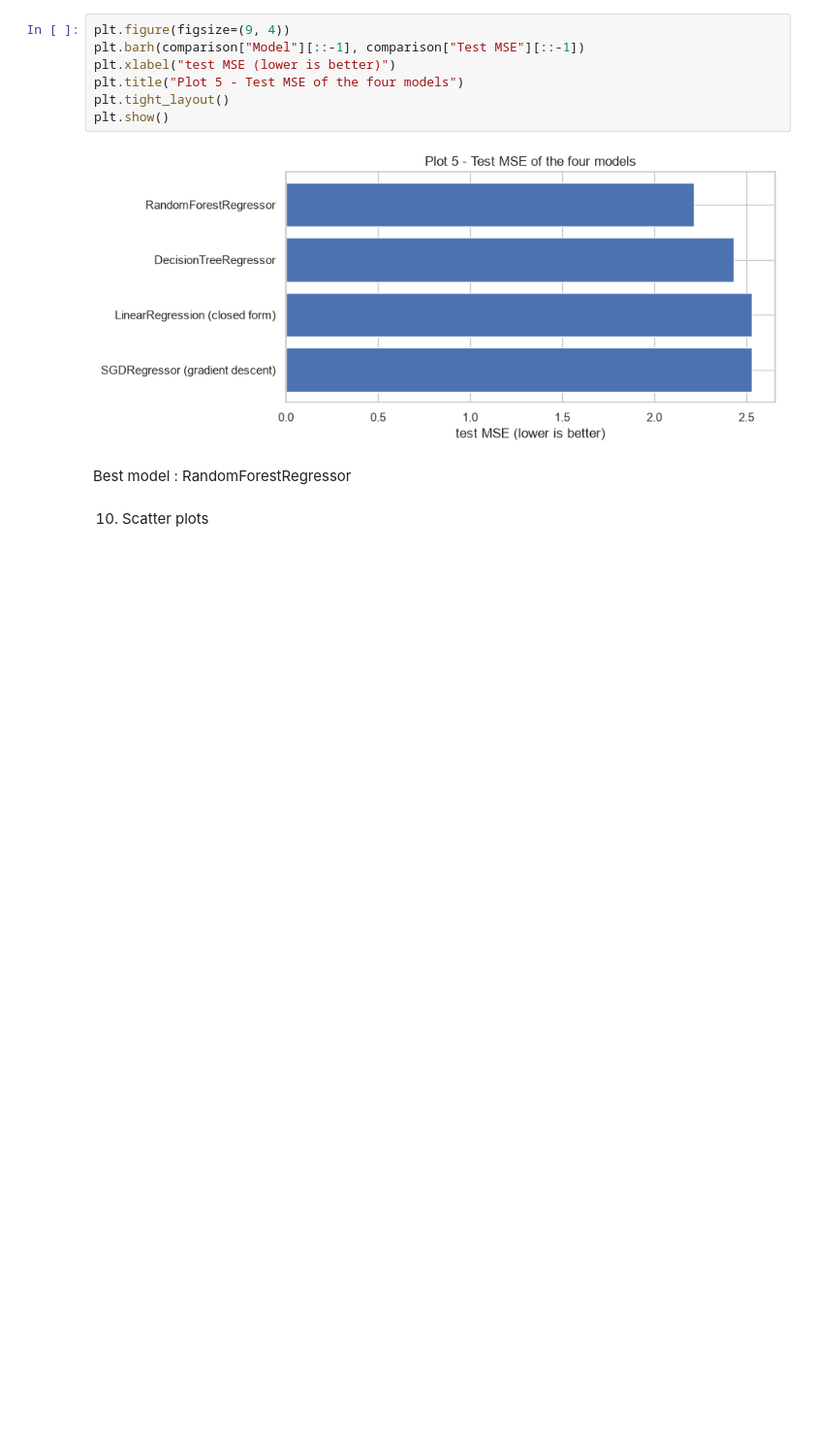
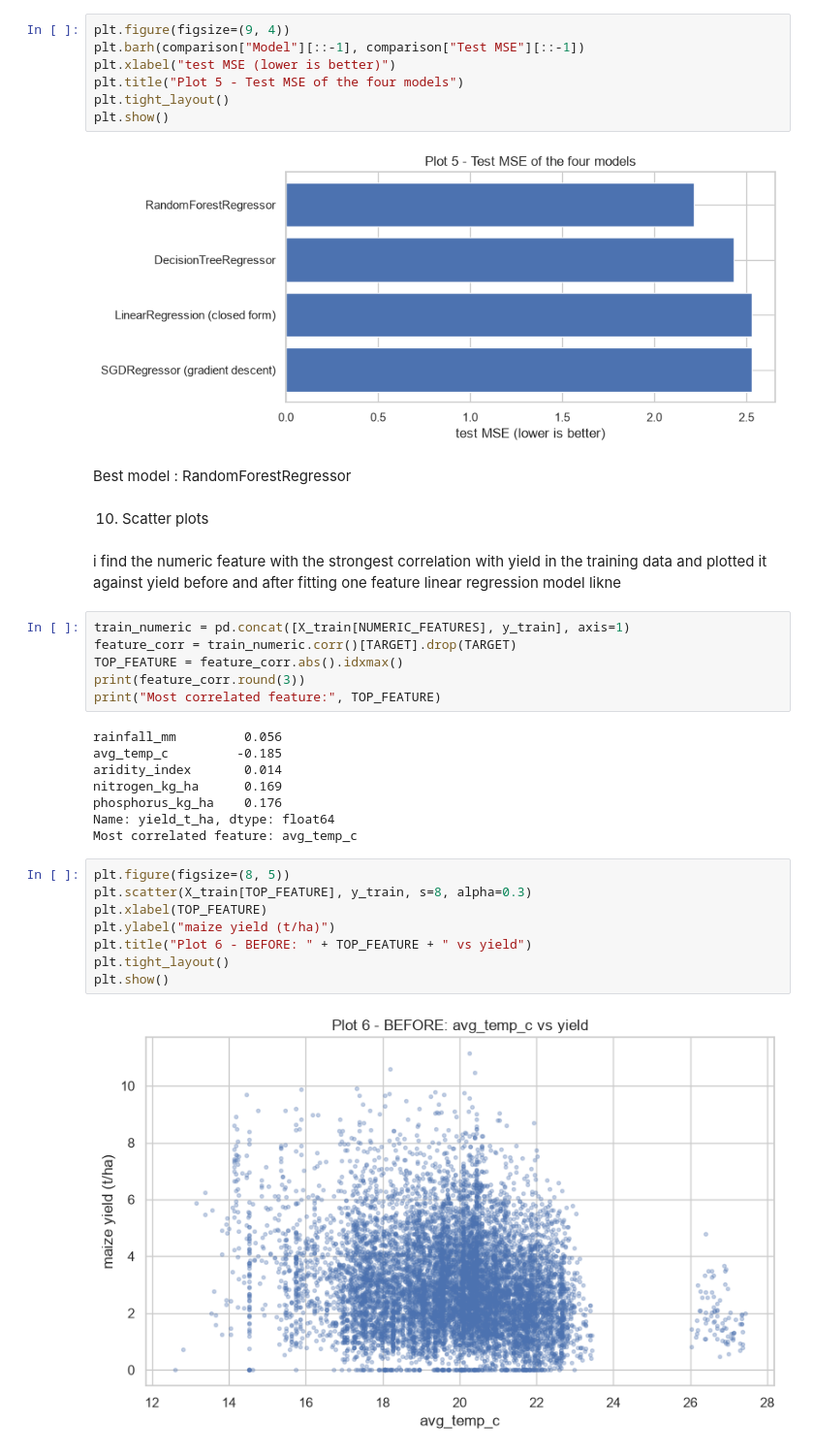
Before and after one commit to lilianeuwase2/linear_regression_model, a Jupyter notebook: summative/linear_regression/multivariate.ipynb, the cells around one changed output. Shown at 97% size. Drawn from its saved outputs; the diff is of its cells as text; blank space fills up the shorter version.

Commit message:
added scatter plpts and feature importance

```diff
--- a/summative/linear_regression/multivariate.ipynb
+++ b/summative/linear_regression/multivariate.ipynb
@@ -551,3 +551,29 @@ plt.show()
 Best model : RandomForestRegressor
 # %% [markdown]
 10. Scatter plots
+# %% [markdown]
+i find the numeric feature with the strongest correlation with yield in the training data and plotted it against yield before and after fitting one feature linear regression model likne
+# %%
+train_numeric = pd.concat([X_train[NUMERIC_FEATURES], y_train], axis=1)
+feature_corr = train_numeric.corr()[TARGET].drop(TARGET)
+TOP_FEATURE = feature_corr.abs().idxmax()
+print(feature_corr.round(3))
+print("Most correlated feature:", TOP_FEATURE)
+# %% [output]
+rainfall_mm         0.056
+avg_temp_c         -0.185
+aridity_index       0.014
+nitrogen_kg_ha      0.169
+phosphorus_kg_ha    0.176
+Name: yield_t_ha, dtype: float64
+Most correlated feature: avg_temp_c
+# %%
+plt.figure(figsize=(8, 5))
+plt.scatter(X_train[TOP_FEATURE], y_train, s=8, alpha=0.3)
+plt.xlabel(TOP_FEATURE)
+plt.ylabel("maize yield (t/ha)")
+plt.title("Plot 6 - BEFORE: " + TOP_FEATURE + " vs yield")
+plt.tight_layout()
+plt.show()
+# %% [output]
+[figure, added]
```
Also changed, not shown: parts of 6 cells of this notebook.
